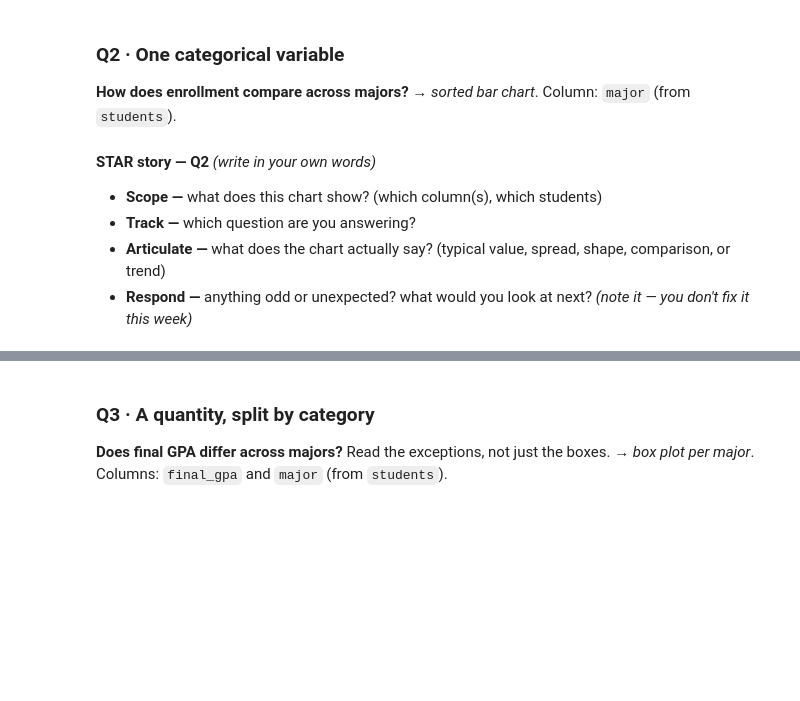
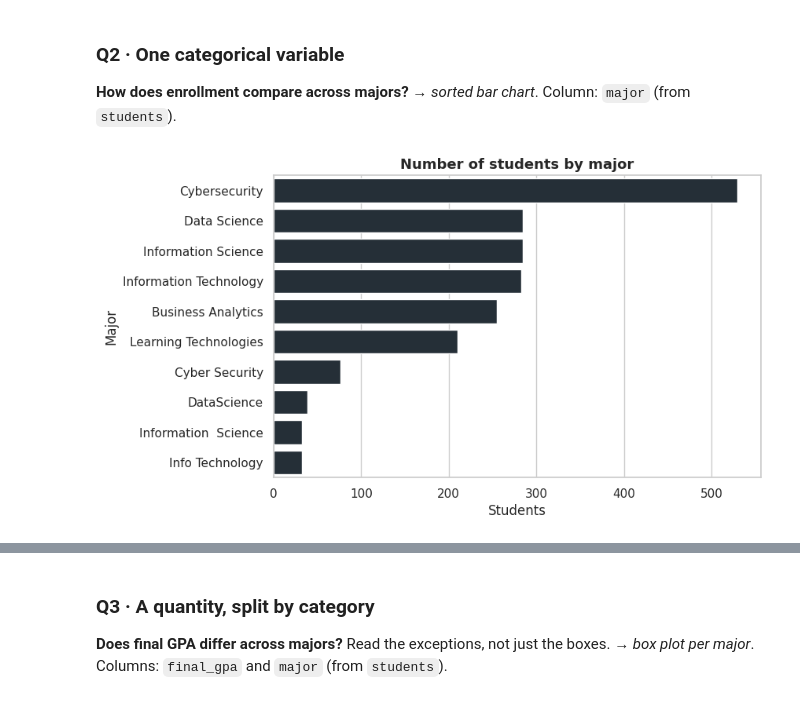
Before and after one commit to JJWest726/Jonathan_INFO4670_Fall2026, a Jupyter notebook: INFO4670_Week3_Assignment1.ipynb, the cells around one changed output, grey strips where cells are left out. Cells and saved outputs as stored; diff of their text form; code cells hidden in the pictures; blank space fills up the shorter version.

```diff
--- a/INFO4670_Week3_Assignment1.ipynb
+++ b/INFO4670_Week3_Assignment1.ipynb
@@ -81,20 +107,12 @@ Build **one chart per question**. Each maps to one chart family from this week.
 **How does enrollment compare across majors?**
 → *sorted bar chart*. Column: `major` (from `students`).
 # %%
-# Copy the closest cell from the Guided notebook, then fill in the blanks.
-#
-#   fig, ax = plt.subplots()
-#   sns.__________(data=________, x="__________", color=NAVY, ax=ax)   # which chart? which column(s)?
-#   ax.set_title("__________")
-#   ax.set_xlabel("__________")
-#   ax.set_ylabel("__________")
-#   plt.show()
-
-# --- your code below ---
+order = students["major"].value_counts().index
+fig, ax = plt.subplots()
+sns.countplot(data=students, y="major", order=order, color=NAVY, ax=ax)   # which chart? which column(s)?
+ax.set_title("Number of students by major")
+ax.set_xlabel("Students")
+ax.set_ylabel("Major")
+plt.show()
+# %% [output]
+[figure, added]
-# %% [markdown]
-**STAR story — Q2** *(write in your own words)*
-
-- **Scope —** what does this chart show? (which column(s), which students)
-- **Track —** which question are you answering?
-- **Articulate —** what does the chart actually say? (typical value, spread, shape, comparison, or trend)
-- **Respond —** anything odd or unexpected? what would you look at next? *(note it — you don't fix it this week)*
```
Also changed, not shown: parts of 24 cells of this notebook.
